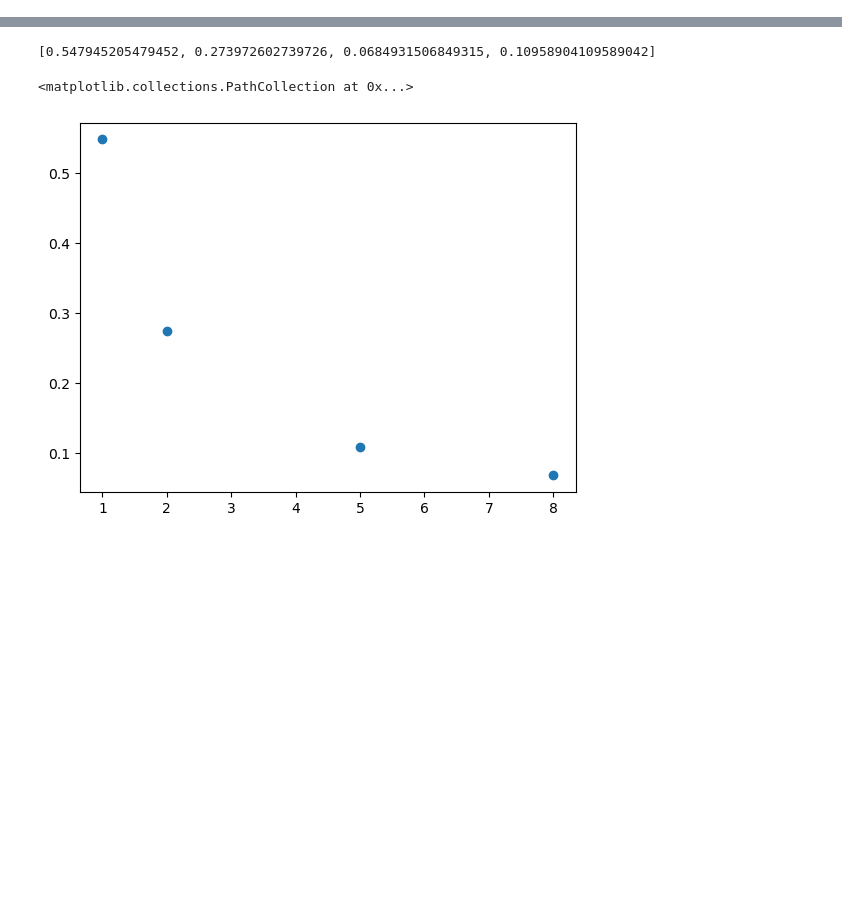
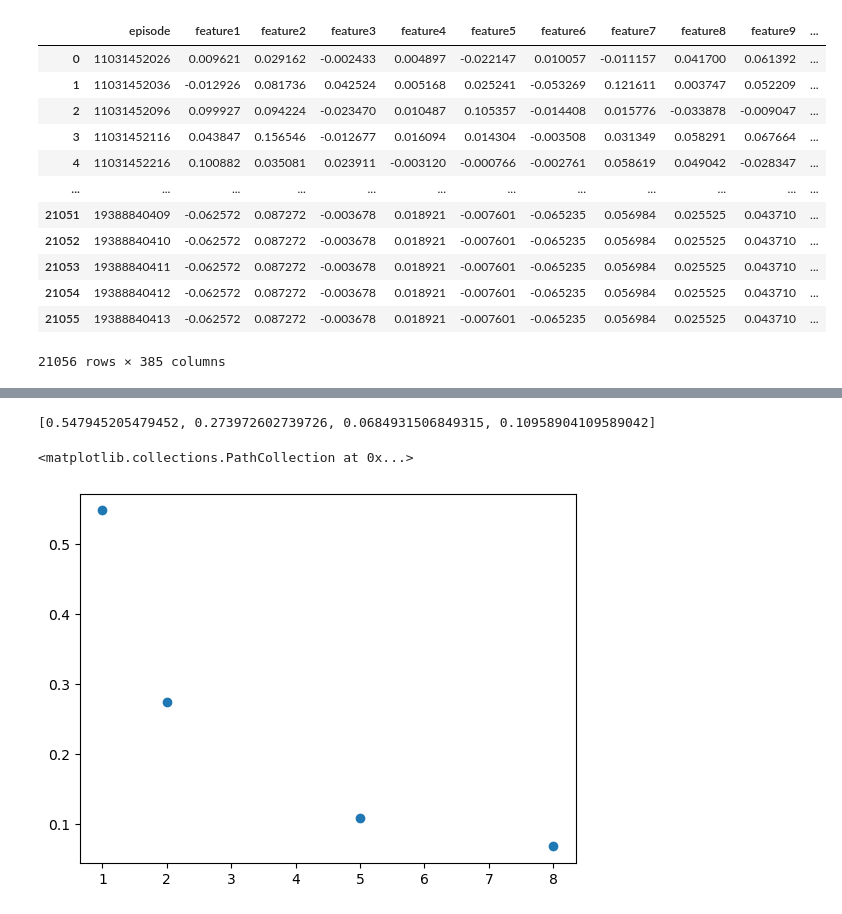
Before and after one commit to SebWae/dr-podcast-recsys-bsc-project, a Jupyter notebook: scripts/test.ipynb, the cells around one changed output, grey strips where cells are left out. Saved outputs shown, nothing was run; the diff lists cells and outputs as text; code cells hidden in the pictures; blank space fills up the shorter version.

```diff
--- a/scripts/test.ipynb
+++ b/scripts/test.ipynb
@@ -64,3 +64,19 @@ title_embeddings = pd.read_parquet("../" + EMBEDDINGS_TITLE_PATH)
 descr_embeddings = pd.read_parquet("../" + EMBEDDINGS_DESCR_PATH)
 # %%
 train_w_meta = train_df.merge(meta_df, how="left", on="prd_number")
+# %%
+descr_embeddings
+# %% [output]
+|  | episode | feature1 | feature2 | feature3 | feature4 | feature5 | feature6 | feature7 | feature8 | feature9 | ... |
+| 0 | 11031452026 | 0.009621 | 0.029162 | -0.002433 | 0.004897 | -0.022147 | 0.010057 | -0.011157 | 0.041700 | 0.061392 | ... |
+| 1 | 11031452036 | -0.012926 | 0.081736 | 0.042524 | 0.005168 | 0.025241 | -0.053269 | 0.121611 | 0.003747 | 0.052209 | ... |
+| 2 | 11031452096 | 0.099927 | 0.094224 | -0.023470 | 0.010487 | 0.105357 | -0.014408 | 0.015776 | -0.033878 | -0.009047 | ... |
+| 3 | 11031452116 | 0.043847 | 0.156546 | -0.012677 | 0.016094 | 0.014304 | -0.003508 | 0.031349 | 0.058291 | 0.067664 | ... |
+| 4 | 11031452216 | 0.100882 | 0.035081 | 0.023911 | -0.003120 | -0.000766 | -0.002761 | 0.058619 | 0.049042 | -0.028347 | ... |
+| ... | ... | ... | ... | ... | ... | ... | ... | ... | ... | ... | ... |
+| 21051 | 19388840409 | -0.062572 | 0.087272 | -0.003678 | 0.018921 | -0.007601 | -0.065235 | 0.056984 | 0.025525 | 0.043710 | ... |
+| 21052 | 19388840410 | -0.062572 | 0.087272 | -0.003678 | 0.018921 | -0.007601 | -0.065235 | 0.056984 | 0.025525 | 0.043710 | ... |
+| 21053 | 19388840411 | -0.062572 | 0.087272 | -0.003678 | 0.018921 | -0.007601 | -0.065235 | 0.056984 | 0.025525 | 0.043710 | ... |
+| 21054 | 19388840412 | -0.062572 | 0.087272 | -0.003678 | 0.018921 | -0.007601 | -0.065235 | 0.056984 | 0.025525 | 0.043710 | ... |
+| 21055 | 19388840413 | -0.062572 | 0.087272 | -0.003678 | 0.018921 | -0.007601 | -0.065235 | 0.056984 | 0.025525 | 0.043710 | ... |
+21056 rows × 385 columns
```
Also changed, not shown: parts of 6 cells of this notebook.
